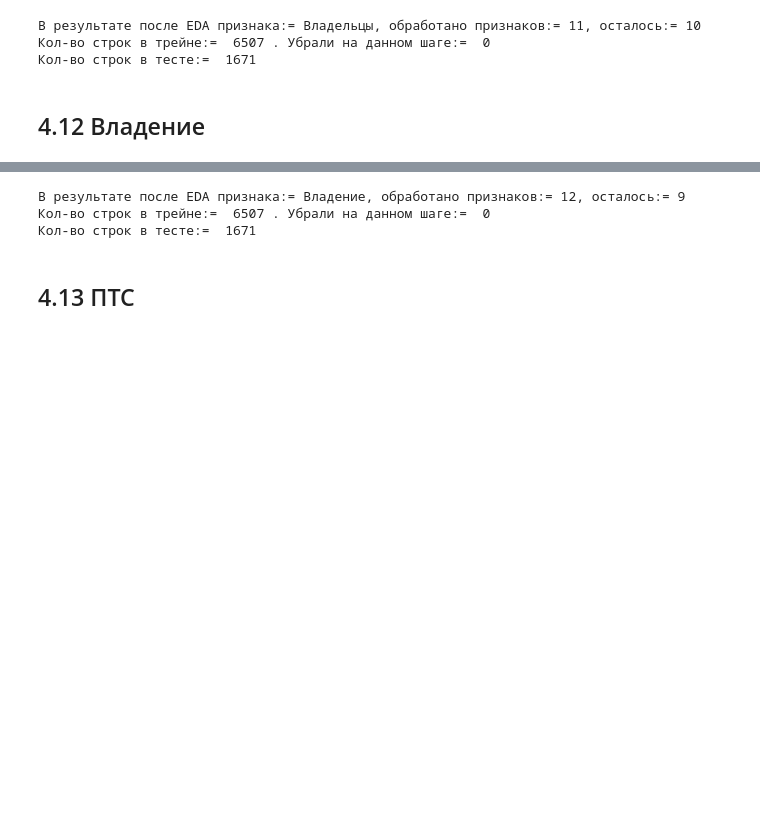
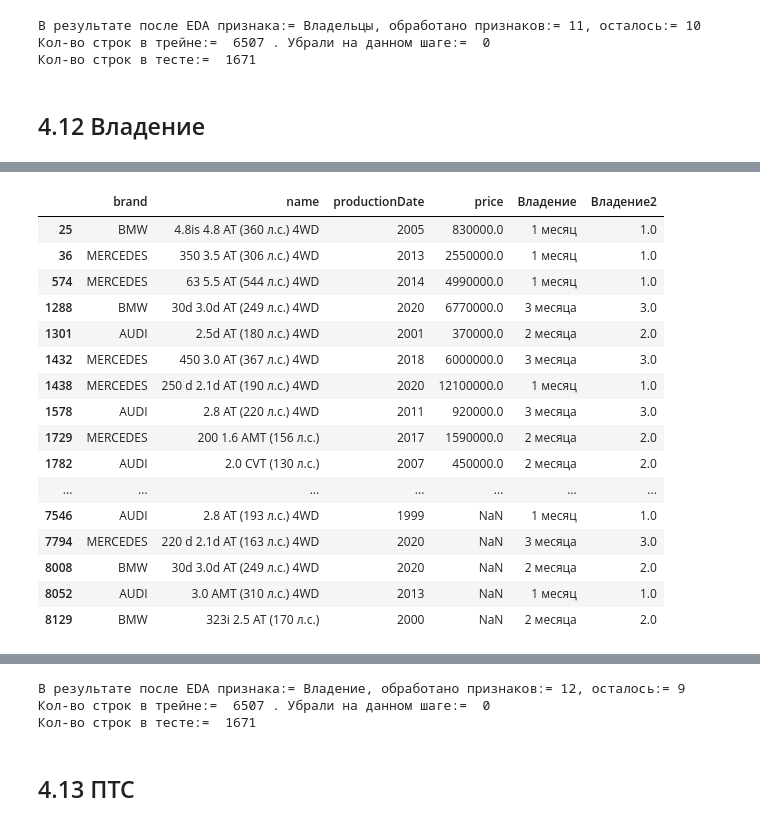
Before and after one commit to alex-sokolov2011/pet-projects, a Jupyter notebook: module_8/kaggle_rds8_Car_Price_prediction_Part2_Sokolov_EDA.ipynb, the cells around one changed output, grey strips where cells are left out. Cells and saved outputs as stored; diff of their text form; code cells hidden in the pictures; blank space fills up the shorter version.

```diff
--- a/module_8/kaggle_rds8_Car_Price_prediction_Part2_Sokolov_EDA.ipynb
+++ b/module_8/kaggle_rds8_Car_Price_prediction_Part2_Sokolov_EDA.ipynb
@@ -1401,0 +1446,19 @@ old_len_train, EDA_done_cols = utils.result_EDA_feature('Владельцы', df
+# %%
+#заполняем пропуски значением nodata
+df['Владение'] = df['Владение'].fillna('nodata')
+
+def pars_num_from_tenure(row):
+    d_pars_list_of_num_from_row = re.findall('\d+',row)
+    if d_pars_list_of_num_from_row != []:
+        if len(d_pars_list_of_num_from_row)>1:
+            years = int(d_pars_list_of_num_from_row[0])
+            months = int(d_pars_list_of_num_from_row[1])
+            return years*12 + months
+        else:
+            if row.find('месяц')>-1:
+                return int(d_pars_list_of_num_from_row[0])
+            else:
+                return int(d_pars_list_of_num_from_row[0])*12
+    return None
+
+df['Владение2'] = df['Владение'].apply(pars_num_from_tenure)
@@ -1401,0 +1481,28 @@ old_len_train, EDA_done_cols = utils.result_EDA_feature('Владельцы', df
+# %%
+# посмотрим на авто со сроком владения 3 мес и меньше
+df[(df['Владение2'] <= 3) \
+& (df['Владение2'] >= 0)
+    ][['brand',
+        'name',
+        'productionDate',
+        'price',
+        'Владение',
+        'Владение2']]
+# %% [output]
+|  | brand | name | productionDate | price | Владение | Владение2 |
+| 25 | BMW | 4.8is 4.8 AT (360 л.с.) 4WD | 2005 | 830000.0 | 1 месяц | 1.0 |
+| 36 | MERCEDES | 350 3.5 AT (306 л.с.) 4WD | 2013 | 2550000.0 | 1 месяц | 1.0 |
+| 574 | MERCEDES | 63 5.5 AT (544 л.с.) 4WD | 2014 | 4990000.0 | 1 месяц | 1.0 |
+| 1288 | BMW | 30d 3.0d AT (249 л.с.) 4WD | 2020 | 6770000.0 | 3 месяца | 3.0 |
+| 1301 | AUDI | 2.5d AT (180 л.с.) 4WD | 2001 | 370000.0 | 2 месяца | 2.0 |
+| 1432 | MERCEDES | 450 3.0 AT (367 л.с.) 4WD | 2018 | 6000000.0 | 3 месяца | 3.0 |
+| 1438 | MERCEDES | 250 d 2.1d AT (190 л.с.) 4WD | 2020 | 12100000.0 | 1 месяц | 1.0 |
+| 1578 | AUDI | 2.8 AT (220 л.с.) 4WD | 2011 | 920000.0 | 3 месяца | 3.0 |
+| 1729 | MERCEDES | 200 1.6 AMT (156 л.с.) | 2017 | 1590000.0 | 2 месяца | 2.0 |
+| 1782 | AUDI | 2.0 CVT (130 л.с.) | 2007 | 450000.0 | 2 месяца | 2.0 |
+| ... | ... | ... | ... | ... | ... | ... |
+| 7546 | AUDI | 2.8 AT (193 л.с.) 4WD | 1999 | NaN | 1 месяц | 1.0 |
+| 7794 | MERCEDES | 220 d 2.1d AT (163 л.с.) 4WD | 2020 | NaN | 3 месяца | 3.0 |
+| 8008 | BMW | 30d 3.0d AT (249 л.с.) 4WD | 2020 | NaN | 2 месяца | 2.0 |
+| 8052 | AUDI | 3.0 AMT (310 л.с.) 4WD | 2013 | NaN | 1 месяц | 1.0 |
+| 8129 | BMW | 323i 2.5 AT (170 л.с.) | 2000 | NaN | 2 месяца | 2.0 |
```
Also changed, not shown: parts of 23 cells of this notebook.
